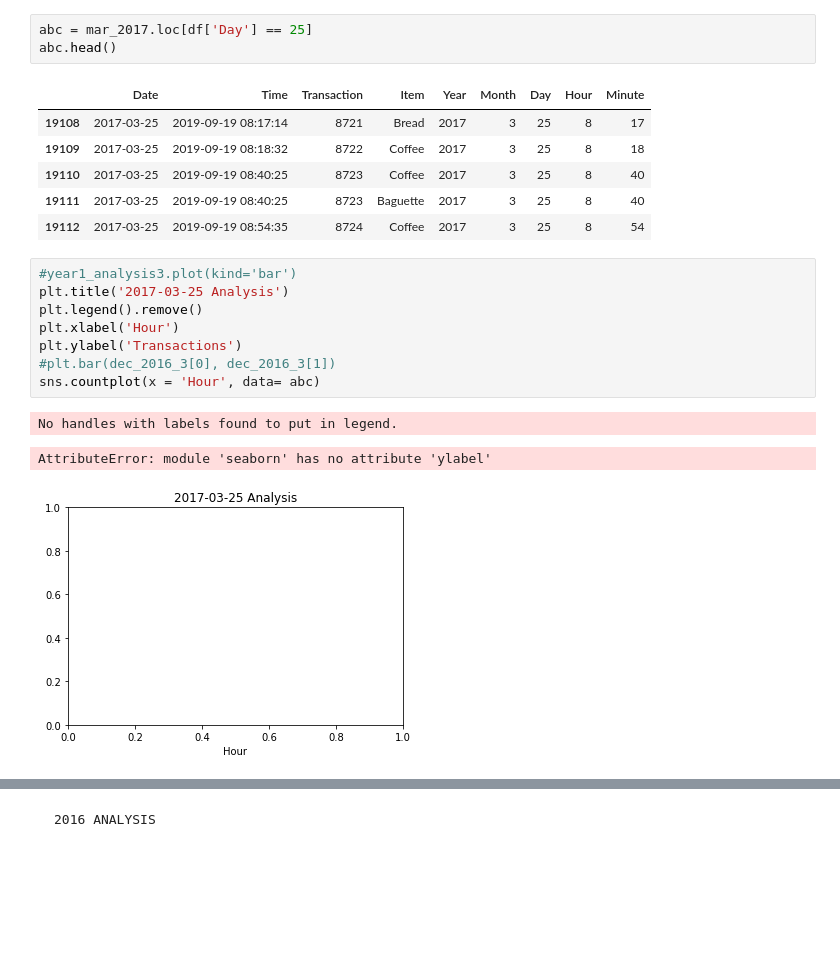
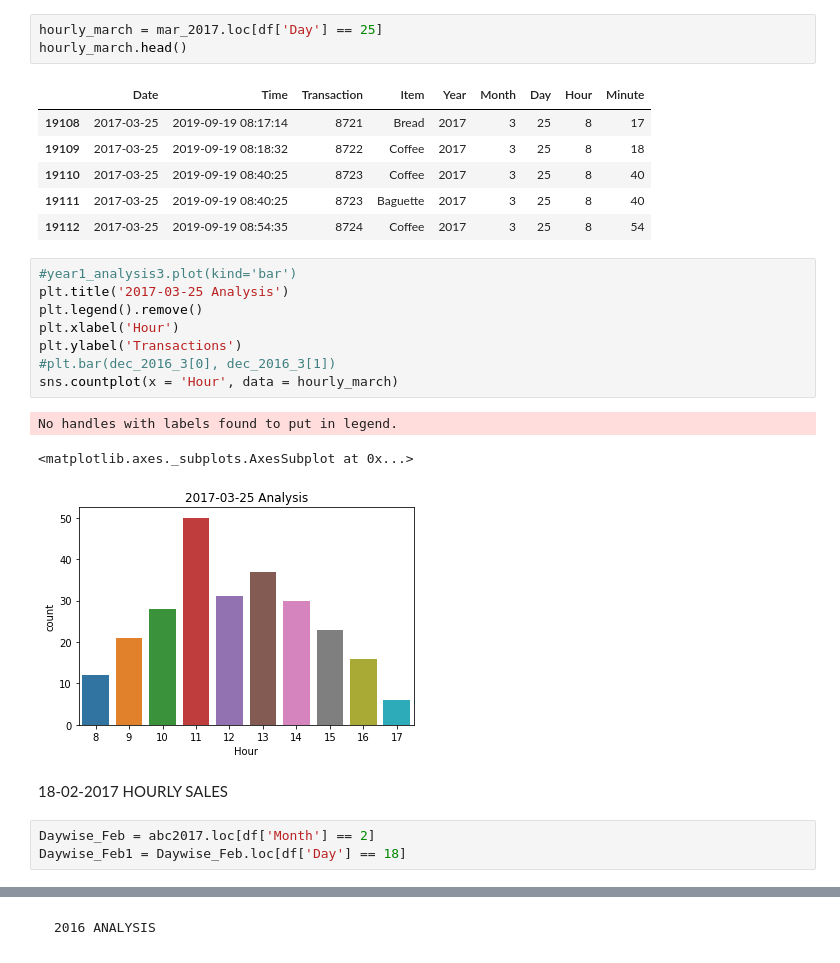
Before and after one commit to sdbarve14/Bakery-Data-Analysis-with-Apriori-Alorithm, a Jupyter notebook: Bakery_Data_Analysis.ipynb, the cells around one changed output, grey strips where cells are left out. Saved outputs shown, nothing was run; the diff lists cells and outputs as text; blank space fills up the shorter version.

```diff
--- a/Bakery_Data_Analysis.ipynb
+++ b/Bakery_Data_Analysis.ipynb
@@ -236,6 +220,6 @@ mar_2017.head()
 # %%
-abc = mar_2017.loc[df['Day'] == 25]
-abc.head()
+hourly_march = mar_2017.loc[df['Day'] == 25]
+hourly_march.head()
 # %% [output]
 |  | Date | Time | Transaction | Item | Year | Month | Day | Hour | Minute |
 | 19108 | 2017-03-25 | 2019-09-19 08:17:14 | 8721 | Bread | 2017 | 3 | 25 | 8 | 17 |
@@ -246,12 +230,17 @@ abc.head()
 # %%
 #year1_analysis3.plot(kind='bar')
 plt.title('2017-03-25 Analysis')
 plt.legend().remove()
 plt.xlabel('Hour')
 plt.ylabel('Transactions')
 #plt.bar(dec_2016_3[0], dec_2016_3[1])
-sns.countplot(x = 'Hour', data= abc)
+sns.countplot(x = 'Hour', data = hourly_march)
 # %% [output]
 No handles with labels found to put in legend.
-AttributeError: module 'seaborn' has no attribute 'ylabel'
+<matplotlib.axes._subplots.AxesSubplot at 0x...>
-[figure, old version]
+[figure, new version]
+# %% [markdown]
+18-02-2017 HOURLY SALES
+# %%
+Daywise_Feb = abc2017.loc[df['Month'] == 2]
+Daywise_Feb1 = Daywise_Feb.loc[df['Day'] == 18]
```
Also changed, not shown: parts of 10 cells of this notebook, 8 other files.
